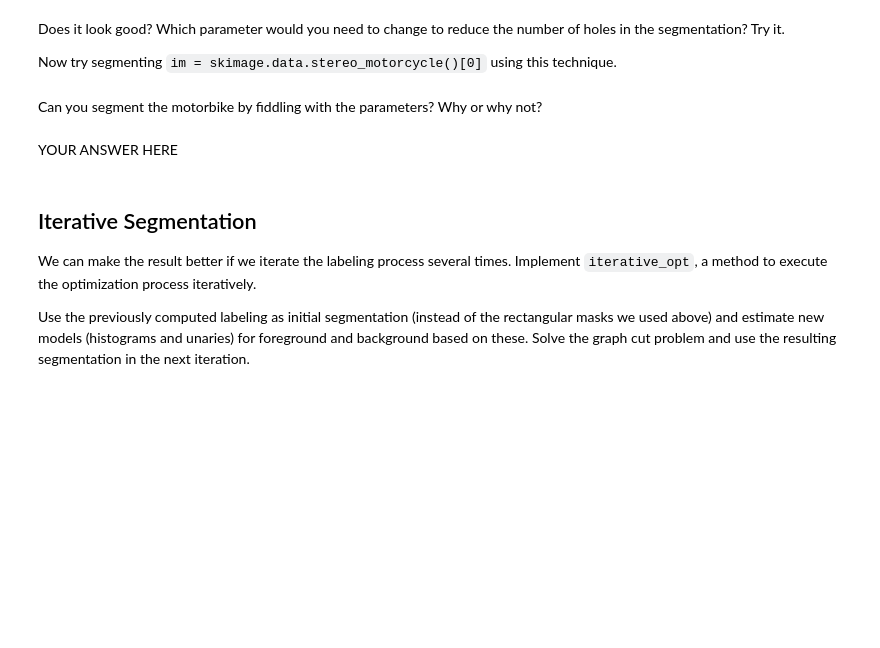
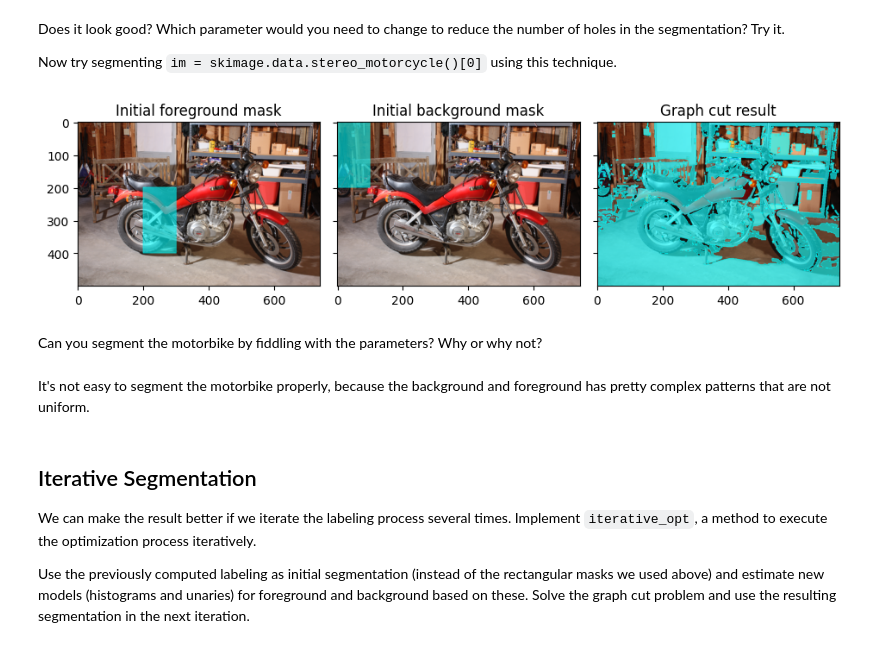
Before and after one commit to ChengZhenLee/Computer_Vision, a Jupyter notebook: exercise_2/exercise_2b.ipynb, the cells around one changed output. Saved outputs shown, nothing was run; the diff lists cells and outputs as text; code cells hidden in the pictures; blank space fills up the shorter version.

```diff
--- a/exercise_2/exercise_2b.ipynb
+++ b/exercise_2/exercise_2b.ipynb
@@ -304,18 +332,3 @@ Using the functions from the previous task, implement a function to compute all
 The function `pairwise_potentials` should return the `edges` (represented as index pairs) and an array `costs` containing the corresponding edge costs (i.e. the value of the pairwise potential prefactor). You have to use a linearized index instead of (x,y)-coordinates for the edge indices. A conversion function is supplied (`coords_to_index(x, y, width)`).
 
 Thus, `edges` should be an integer array of shape $k\times 2$, while `costs` should have length $k$, where $k$ is the number of neighborhood-edges in the image grid.
-# %%
-# POINTS: 4
-
-def coords_to_index(x, y, width):
-    return y * width + x
-
-
-def pairwise_potentials(im, pairwise_weight):
-    im = im.astype(np.float32) / 255
-    # YOUR CODE HERE
-    raise NotImplementedError()
-    return edges, costs
-
-
-pairwise_edges, pairwise_costs = pairwise_potentials(im, pairwise_weight=1)
@@ -393,33 +461,35 @@ Now try segmenting `im = skimage.data.stereo_motorcycle()[0]` using this techniq
 # %%
 # POINTS: 1
 
 import skimage.data
 
 im_bike = skimage.data.stereo_motorcycle()[0]
 h_bike, w_bike = im_bike.shape[:2]
 fg_mask_bike = np.zeros([h_bike, w_bike])
 bg_mask_bike = np.zeros([h_bike, w_bike])
 
 # Set some appropriate parts of fg_mask and bg_mask to 1 for initialization.
-# YOUR CODE HERE
-raise NotImplementedError()
+fg_mask_bike[200:400, 200:300] = 1
+bg_mask_bike[0:200, 0:100] = 1
 
 graph_cut_result_bike = segment_image(
     im_bike, fg_mask_bike, bg_mask_bike, unary_weight=1, pairwise_weight=1, n_bins=8
 )
 
 fig, axes = plt.subplots(1, 3, figsize=(9.5, 5), sharey=True)
 axes[0].set_title("Initial foreground mask")
 axes[0].imshow(draw_mask_on_image(im_bike, fg_mask_bike))
 axes[1].set_title("Initial background mask")
 axes[1].imshow(draw_mask_on_image(im_bike, bg_mask_bike))
 axes[2].set_title("Graph cut result")
 axes[2].imshow(draw_mask_on_image(im_bike, graph_cut_result_bike))
 fig.tight_layout()
+# %% [output]
+[figure, added]
 # %% [markdown]
 Can you segment the motorbike by fiddling with the parameters? Why or why not?
-# %% [markdown]
-YOUR ANSWER HERE
+# %% [markdown]
+It's not easy to segment the motorbike properly, because the background and foreground has pretty complex patterns that are not uniform.
 # %% [markdown]
 ## Iterative Segmentation
 
```
Also changed, not shown: parts of 22 cells of this notebook.
